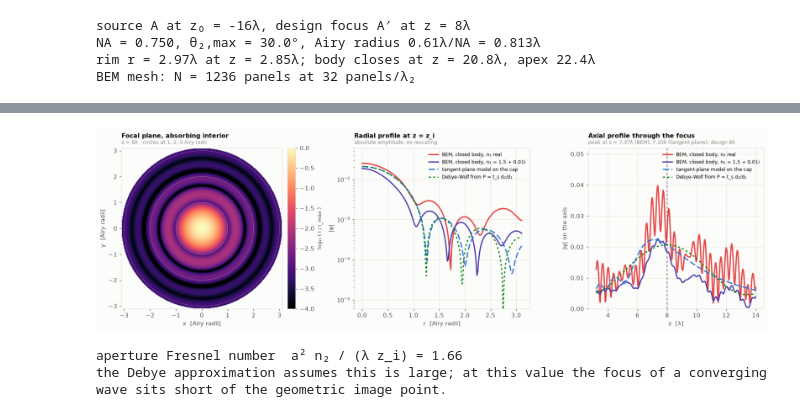
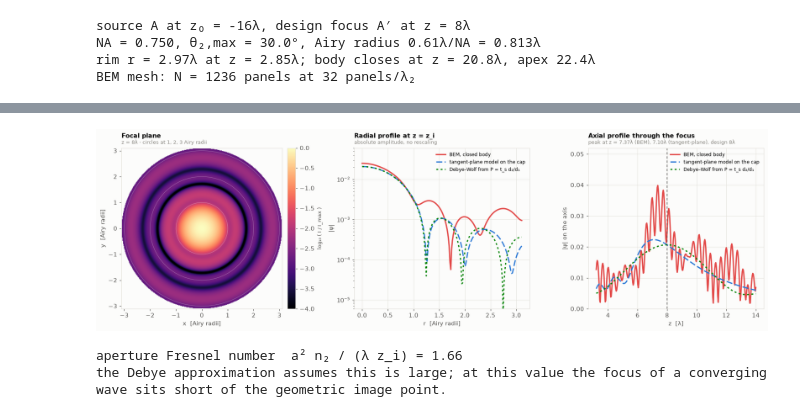
Before and after one commit to blancusjh/Diffractor, a Jupyter notebook: notebooks/03_stigmatic_focus.ipynb, the cells around one changed output, grey strips where cells are left out. Drawn from its saved outputs; the diff is of its cells as text; code cells hidden in the pictures.

```diff
--- a/notebooks/03_stigmatic_focus.ipynb
+++ b/notebooks/03_stigmatic_focus.ipynb
@@ -64,23 +60,20 @@ def geometry_overlay(ax, D, shroud=True):
     ax.plot(zi_, 0, "*", ms=13, color=EDGE, mec="black", mew=.6)
     ax.set_ylim(-5.2, 5.2)
 
-fig, ax = plt.subplots(3, 1, figsize=(13.5, 13.0))
+fig, ax = plt.subplots(2, 1, figsize=(13.5, 9.0))
 psi_po = PO["psi"].copy(); psi_po[~OV["inside"]] = np.nan
 rows = [(ax[0], OV["psi"], OV, True,
-         "Boundary-integral solution, lossless interior  n₂ = 1.5",
-         f"Müller BOR-BEM, N = {int(OV['N'])} panels · whole closed body"),
-        (ax[1], AB["psi"], AB, True,
-         "Boundary-integral solution, absorbing interior  n₂ = 1.5 + 0.01i",
-         f"Müller BOR-BEM, N = {int(AB['N'])} panels · whole closed body"),
-        (ax[2], psi_po, OV, False,
-         "Tangent-plane model on the cap alone,  n₂ = 1.5",
+         "Boundary-integral solution, lossless interior  n\u2082 = 1.5",
+         f"M\u00fcller BOR-BEM, N = {int(OV['N'])} panels \u00b7 whole closed body"),
+        (ax[1], psi_po, OV, False,
+         "Tangent-plane model on the cap alone,  n\u2082 = 1.5",
          f"Fresnel-transmitted field on the {int(PO['n_cap'])} cap panels, "
          f"propagated by the Helmholtz surface representation")]
 for a, psi, D, shroud, head, sub in rows:
     im = meridional(a, D["rg"], D["zg"], psi, focal_peak(OV, psi))
     geometry_overlay(a, D, shroud)
     plt.colorbar(im, ax=a, fraction=0.019, pad=0.01).set_label(
-        "log₁₀ ( |ψ| / peak )", fontsize=8.5)
+        "log\u2081\u2080 ( |\u03c8| / peak )", fontsize=8.5)
     ttl(a, head, sub)
 plt.tight_layout(); plt.show()
 # %% [output]
@@ -96,50 +89,49 @@ scattering.
 # %%
 fig, ax = plt.subplots(1, 3, figsize=(15.8, 4.8))
 
-I = np.abs(AB["psi_tr"]) ** 2
-xs = np.linspace(-AB["r_tr"][-1], AB["r_tr"][-1], 320)
+I = np.abs(OV["psi_tr"]) ** 2
+xs = np.linspace(-OV["r_tr"][-1], OV["r_tr"][-1], 320)
 X, Y = np.meshgrid(xs, xs)
-img = np.interp(np.hypot(X, Y).ravel(), AB["r_tr"], I / I.max(),
+img = np.interp(np.hypot(X, Y).ravel(), OV["r_tr"], I / I.max(),
                 right=np.nan).reshape(X.shape)
 im = ax[0].imshow(np.log10(np.maximum(img, 1e-4)),
-                  extent=[-AB["r_tr"][-1] / airy, AB["r_tr"][-1] / airy] * 2,
+                  extent=[-OV["r_tr"][-1] / airy, OV["r_tr"][-1] / airy] * 2,
                   origin="lower", cmap="magma", vmin=-4, vmax=0,
                   interpolation="bilinear")
 for m in (1, 2, 3):
     ax[0].add_patch(plt.Circle((0, 0), m, fill=False, color="white", lw=0.6,
                                alpha=0.35))
 ax[0].set_xlabel("x  [Airy radii]"); ax[0].set_ylabel("y  [Airy radii]")
 ax[0].grid(False)
 plt.colorbar(im, ax=ax[0], fraction=0.046, pad=0.03).set_label(
-    "log₁₀ ( I / I_max )", fontsize=8.5)
-ttl(ax[0], "Focal plane, absorbing interior",
-    f"z = {zi:.0f}λ · circles at 1, 2, 3 Airy radii")
+    "log\u2081\u2080 ( I / I_max )", fontsize=8.5)
+ttl(ax[0], "Focal plane",
+    f"z = {zi:.0f}\u03bb \u00b7 circles at 1, 2, 3 Airy radii")
 
-CURVES = [("BEM, closed body, n₂ real", RED, "-", 2.2, OV, "psi"),
-          ("BEM, closed body, n₂ = 1.5 + 0.01i", VIOLET, "-", 2.0, AB, "psi"),
+CURVES = [("BEM, closed body", RED, "-", 2.2, OV, "psi"),
           ("tangent-plane model on the cap", BLUE, (0, (5, 2)), 2.0, PO, "psi"),
-          ("Debye–Wolf from P = t_s d₂/d₁", GREEN, (0, (1.6, 2)), 2.0, OV, "dw")]
+          ("Debye\u2013Wolf from P = t_s d\u2082/d\u2081", GREEN, (0, (1.6, 2)), 2.0, OV, "dw")]
 
 for lab, col, ls, lw, D, key in CURVES:
     ax[1].semilogy(OV["r_tr"] / airy, np.abs(D[key + "_tr"]), color=col, lw=lw,
                    ls=ls, label=lab)
 ax[1].set_ylim(6e-6, 6e-2); ax[1].set_xlabel("r  [Airy radii]")
-ax[1].set_ylabel("|ψ|"); ax[1].legend(fontsize=8.0, loc="upper right")
+ax[1].set_ylabel("|\u03c8|"); ax[1].legend(fontsize=8.0, loc="upper right")
 ttl(ax[1], "Radial profile at z = z_i", "absolute amplitude, no rescaling")
 
 for lab, col, ls, lw, D, key in CURVES:
     ax[2].plot(OV["z_ax"], np.abs(D[key + "_ax"]), color=col, lw=lw, ls=ls,
                label=lab)
 ax[2].axvline(zi, color=INK2, lw=1.0, ls=(0, (4, 3)))
-ax[2].set_xlabel("z  [λ]"); ax[2].set_ylabel("|ψ| on the axis")
+ax[2].set_xlabel("z  [\u03bb]"); ax[2].set_ylabel("|\u03c8| on the axis")
 ax[2].set_ylim(0, 0.052); ax[2].legend(fontsize=8.0, loc="upper right")
 zb, ab_ = OV["z_ax"], np.abs(OV["psi_ax"])
 ttl(ax[2], "Axial profile through the focus",
-    f"peak at z = {zb[ab_.argmax()]:.2f}λ (BEM), "
-    f"{zb[np.abs(PO['psi_ax']).argmax()]:.2f}λ (tangent-plane), design {zi:.0f}λ")
+    f"peak at z = {zb[ab_.argmax()]:.2f}\u03bb (BEM), "
+    f"{zb[np.abs(PO['psi_ax']).argmax()]:.2f}\u03bb (tangent-plane), design {zi:.0f}\u03bb")
 plt.tight_layout(); plt.show()
 # %% [output]
-[figure, old version]
+[figure, new version]
 # %%
 N_F = float(OV["r_rim"]) ** 2 * 1.5 / zi
 print(f"aperture Fresnel number  a² n₂ / (λ z_i) = {N_F:.2f}")
```
Also changed, not shown: parts of 7 cells of this notebook, 4 other files.
